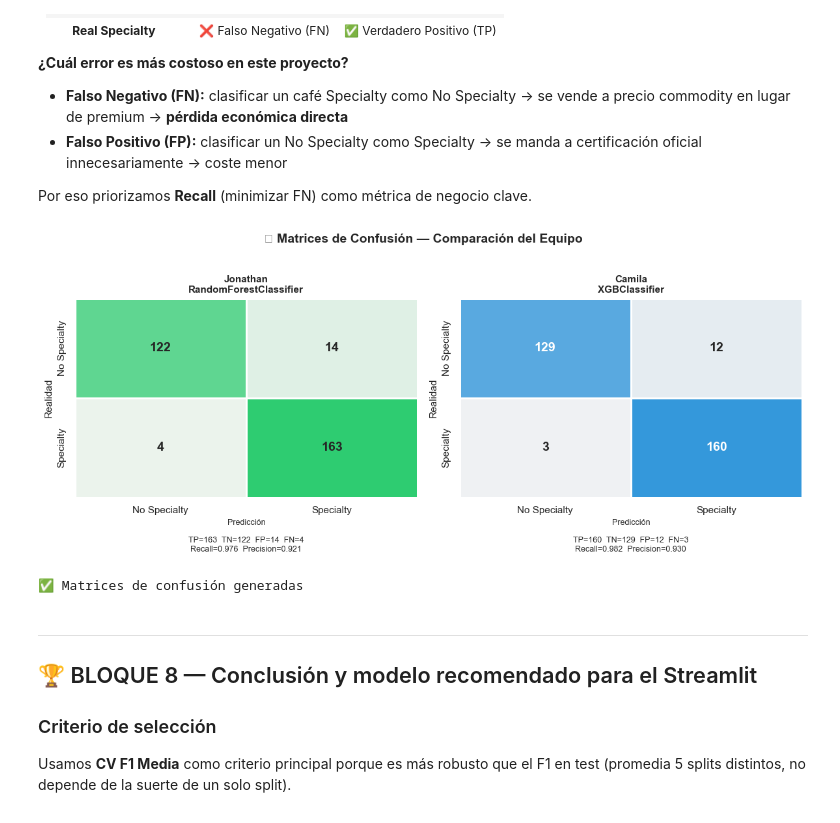
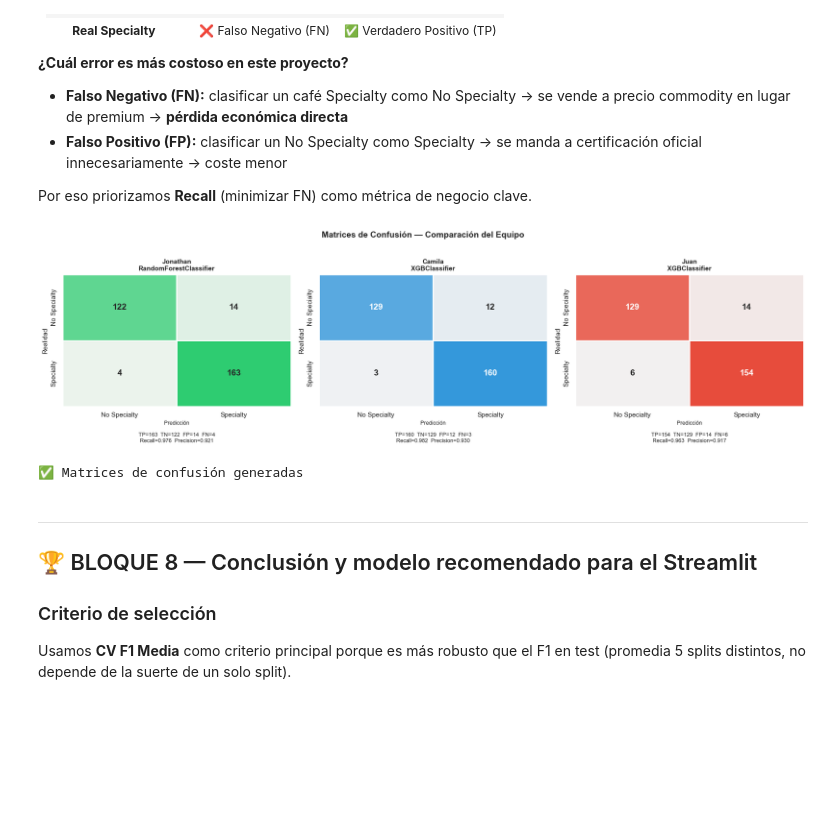
Before and after one commit to Bootcamp-IA-P6/Proyecto6_Grupo1, a Jupyter notebook: notebooks/Comparativa_modelos.ipynb, the cells around one changed output. Drawn from its saved outputs; the diff is of its cells as text; code cells hidden in the pictures; blank space fills up the shorter version.

Commit message:
feat: add compare models. #12

```diff
--- a/notebooks/Comparativa_modelos.ipynb
+++ b/notebooks/Comparativa_modelos.ipynb
@@ -84,7 +84,7 @@ La solución es que cada miembro guardó sus splits ya procesados junto al model
 MIEMBROS = {
     'Jonathan'  : Path('../models/Jonathan'),
     'Camila'  : Path('../models/Camila'),
-   # 'Juan'  : Path('../../models/Juanma')
+    'Juan'  : Path('../models/Juanma')
 }
 
 # ─── Verificar que existen los archivos necesarios ────────────────────────────
@@ -428,35 +433,35 @@ for ax, (miembro, (modelo, X_test, y_test)), color in zip(axes, objetos.items(),
     tn, fp, fn, tp = cm.ravel()
 
     sns.heatmap(
         cm, annot=True, fmt='d',
         cmap=sns.light_palette(color, as_cmap=True),
         xticklabels=['No Specialty', 'Specialty'],
         yticklabels=['No Specialty', 'Specialty'],
         linewidths=2, linecolor='white',
         ax=ax, cbar=False,
         annot_kws={'size': 14, 'weight': 'bold'}
     )
     ax.set_xlabel('Predicción', fontsize=11)
     ax.set_ylabel('Realidad', fontsize=11)
     ax.set_title(f'{miembro}\n{type(modelo).__name__}', fontweight='bold', fontsize=11)
 
     # ─── Resumen bajo el gráfico ──────────────────────────────────────────────
     recall_val    = tp / (tp + fn) if (tp + fn) > 0 else 0
     precision_val = tp / (tp + fp) if (tp + fp) > 0 else 0
     ax.set_xlabel(
         f'Predicción\n\nTP={tp}  TN={tn}  FP={fp}  FN={fn}\n'
         f'Recall={recall_val:.3f}  Precision={precision_val:.3f}',
         fontsize=9
     )
 
-fig.suptitle('☕ Matrices de Confusión — Comparación del Equipo',
+fig.suptitle('Matrices de Confusión — Comparación del Equipo',
              fontsize=14, fontweight='bold', y=1.02)
 plt.tight_layout()
 plt.show()
 
 print('✅ Matrices de confusión generadas')
 # %% [output]
-[figure, old version]
+[figure, new version]
 ✅ Matrices de confusión generadas
 # %% [markdown]
 ---
```
Also changed, not shown: parts of 7 cells of this notebook, 2 other files.
